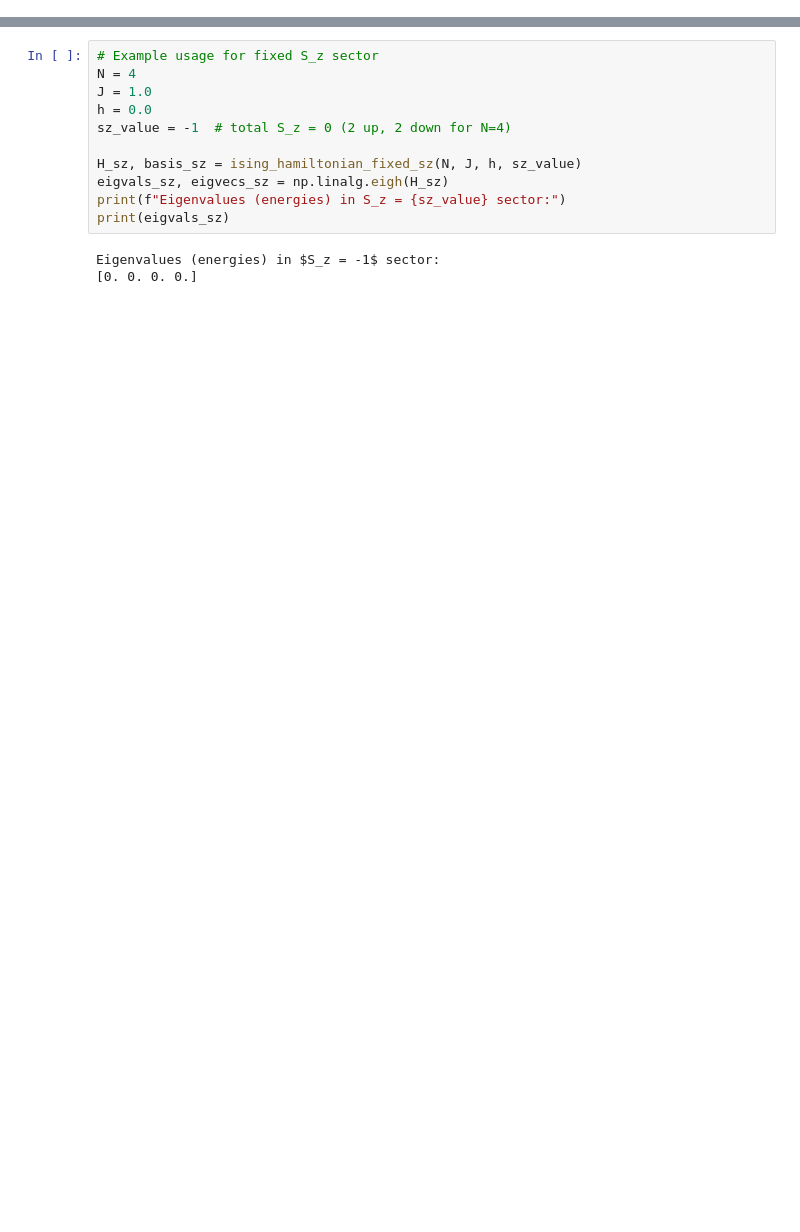
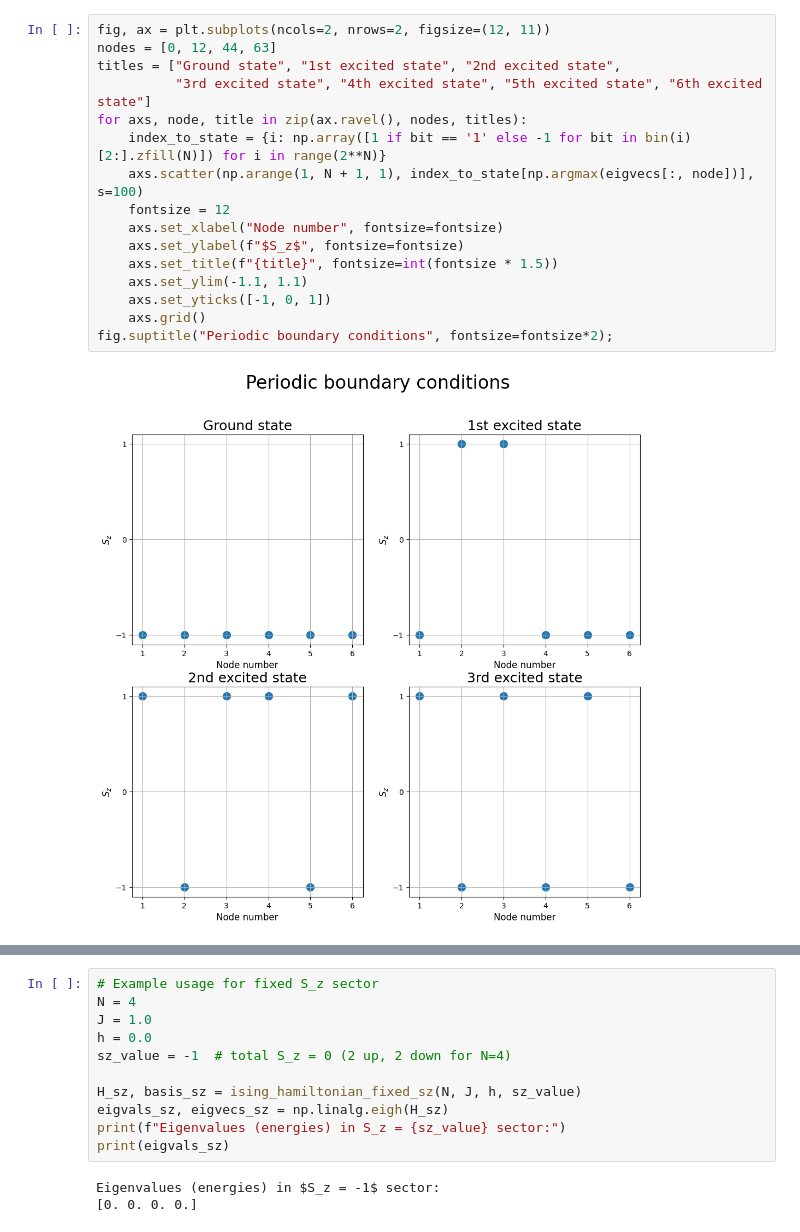
Before and after one commit to RailGrey/Exact-diagonalization, a Jupyter notebook: test.ipynb, the cells around one changed output, grey strips where cells are left out. Drawn from its saved outputs; the diff is of its cells as text; blank space fills up the shorter version.

Commit message:
boundary conditions added

```diff
--- a/test.ipynb
+++ b/test.ipynb
@@ -36,0 +39,18 @@ Eigenvalues (energies):
+# %%
+fig, ax = plt.subplots(ncols=2, nrows=2, figsize=(12, 11))
+nodes = [0, 12, 44, 63]
+titles = ["Ground state", "1st excited state", "2nd excited state",
+          "3rd excited state", "4th excited state", "5th excited state", "6th excited state"]
+for axs, node, title in zip(ax.ravel(), nodes, titles):
+    index_to_state = {i: np.array([1 if bit == '1' else -1 for bit in bin(i)[2:].zfill(N)]) for i in range(2**N)}
+    axs.scatter(np.arange(1, N + 1, 1), index_to_state[np.argmax(eigvecs[:, node])], s=100)
+    fontsize = 12
+    axs.set_xlabel("Node number", fontsize=fontsize)
+    axs.set_ylabel(f"$S_z$", fontsize=fontsize)
+    axs.set_title(f"{title}", fontsize=int(fontsize * 1.5))
+    axs.set_ylim(-1.1, 1.1)
+    axs.set_yticks([-1, 0, 1])
+    axs.grid()
+fig.suptitle("Periodic boundary conditions", fontsize=fontsize*2);
+# %% [output]
+[figure, added]
```
Also changed, not shown: parts of 9 cells of this notebook, 2 other files.
